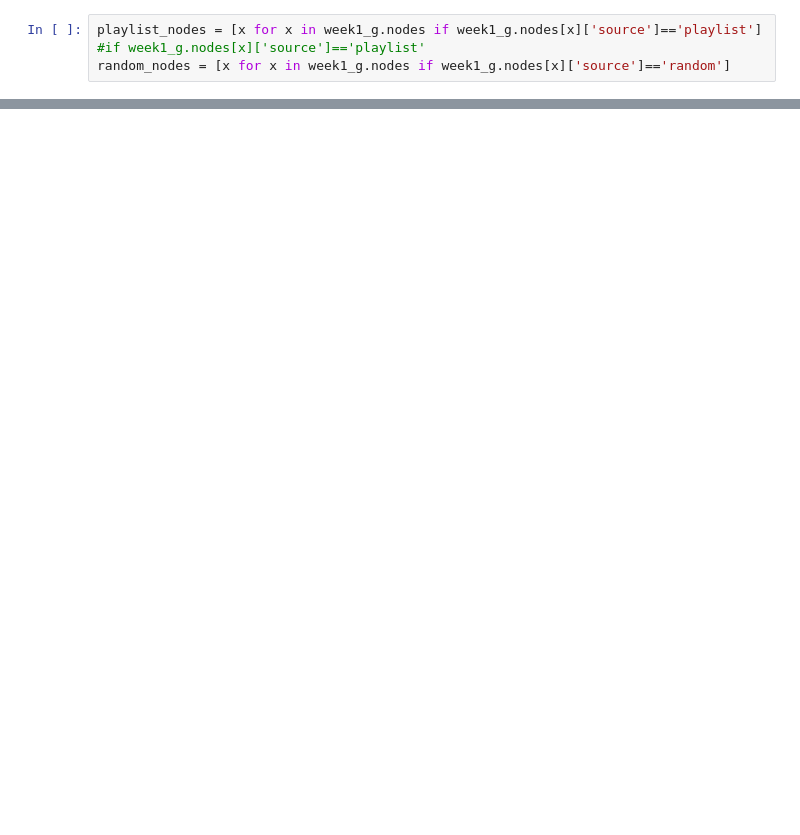
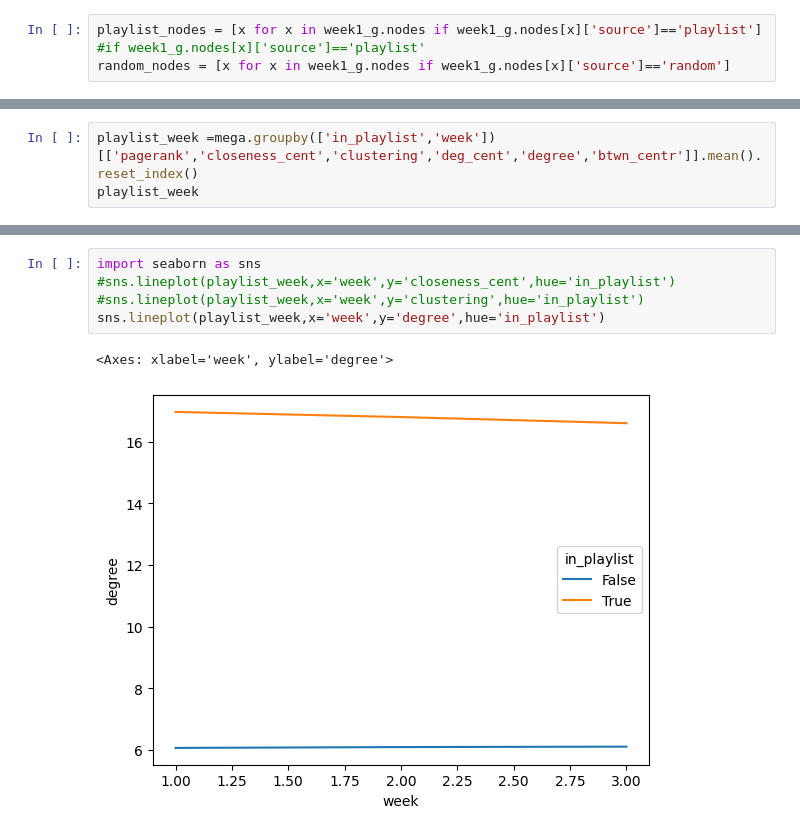
Before and after one commit to scmcqueen/SI608NetworksProject, a Jupyter notebook: LoadFullGraphs.ipynb, the cells around one changed output, grey strips where cells are left out. Drawn from its saved outputs; the diff is of its cells as text; blank space fills up the shorter version.

```diff
--- a/LoadFullGraphs.ipynb
+++ b/LoadFullGraphs.ipynb
@@ -152,0 +138,3 @@ graphs['week3']['df']['week']=3
+# %%
+playlist_week =mega.groupby(['in_playlist','week'])[['pagerank','closeness_cent','clustering','deg_cent','degree','btwn_centr']].mean().reset_index()
+playlist_week
@@ -153 +205,9 @@ graphs['week3']['df']['week']=3
+# %%
+import seaborn as sns
+#sns.lineplot(playlist_week,x='week',y='closeness_cent',hue='in_playlist')
+#sns.lineplot(playlist_week,x='week',y='clustering',hue='in_playlist')
+sns.lineplot(playlist_week,x='week',y='degree',hue='in_playlist')
+# %% [output]
+<Axes: xlabel='week', ylabel='degree'>
+[figure, added]
 # %%
```
Also changed, not shown: parts of 12 cells of this notebook, 1 other file.
